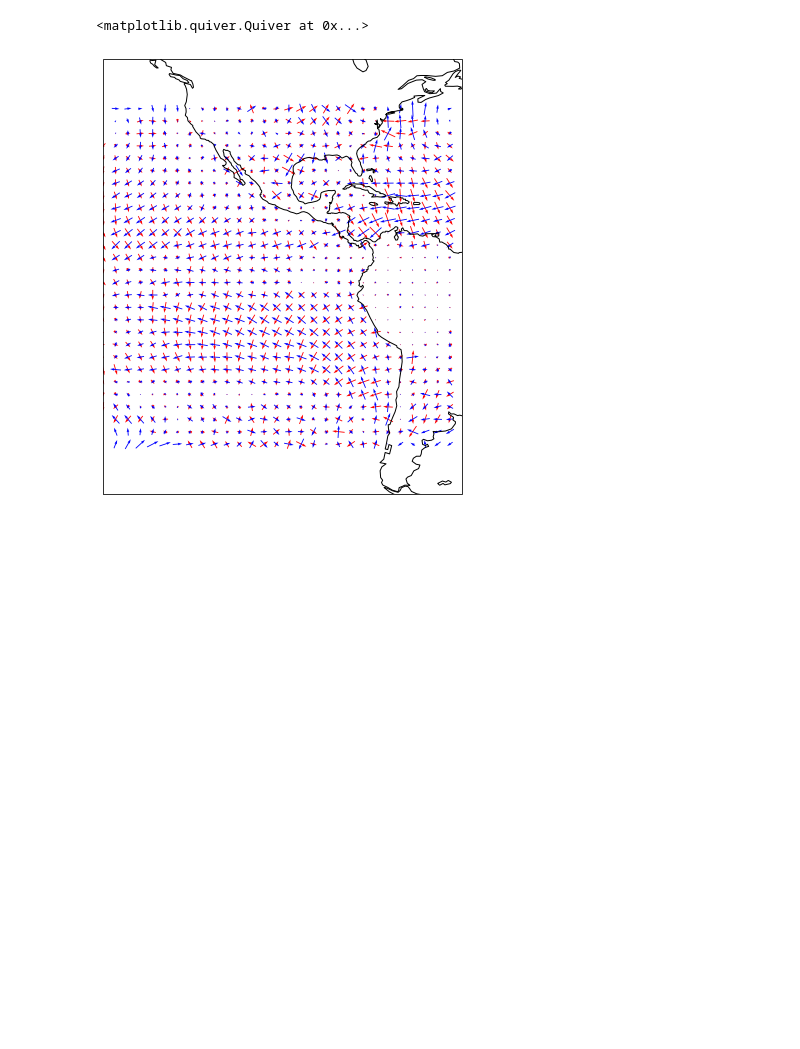
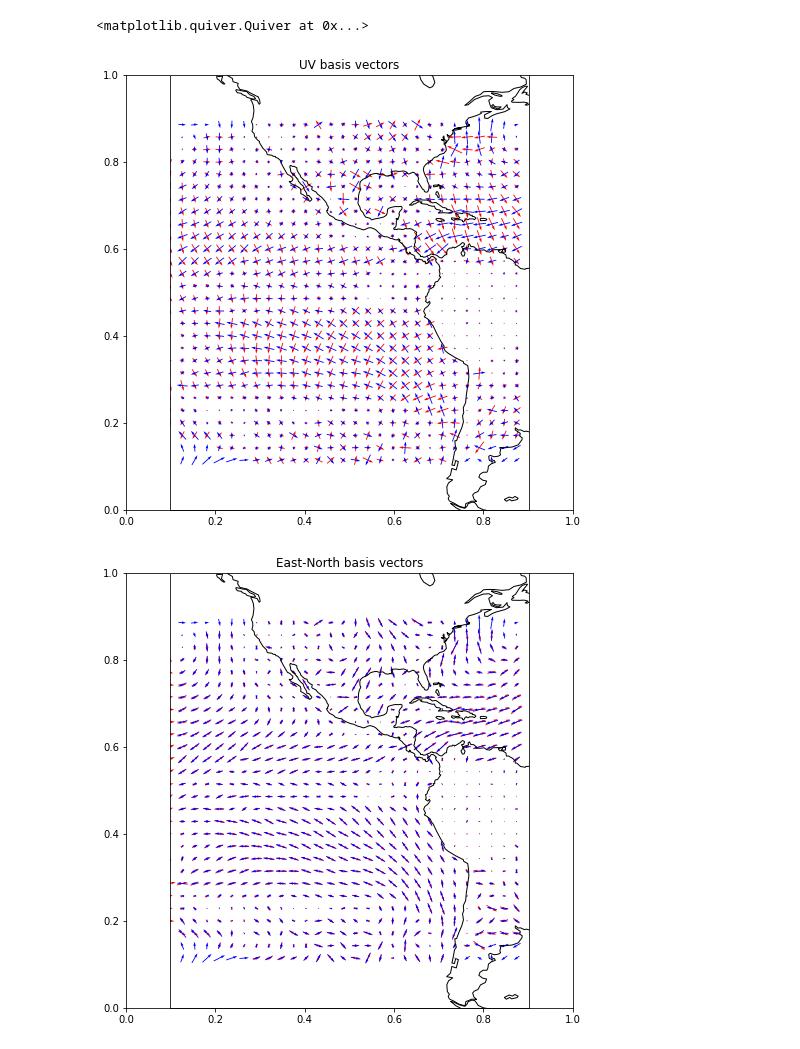
Before and after one commit to LiamBindle/fv3_mass_flux_tools, a Jupyter notebook: Demo.ipynb, the cells around one changed output. Cells and saved outputs as stored; diff of their text form; code cells hidden in the pictures; blank space fills up the shorter version.

Commit message:
Added change of basis functionality. Added cgrid decompression and verified that full cgrid fields are continuous.

```diff
--- a/Demo.ipynb
+++ b/Demo.ipynb
@@ -6,7 +6,11 @@ import cartopy.crs as ccrs
 import matplotlib.pyplot as plt
 import mf2w
 # %%
-tavg_1hr_ctm = xr.open_dataset("data/GEOS.fp.asm.tavg_1hr_ctm_c0720_v72.20210401_0030.V01.nc4")
+tavg_1hr_ctm = xr.open_mfdataset(["data/GEOS.fp.asm.tavg_1hr_ctm_c0720_v72.20210401_0030.V01.nc4",
+                                  "data/GEOS.fp.asm.tavg_1hr_ctm_c0720_v72.20210401_0130.V01.nc4",
+                                  "data/GEOS.fp.asm.tavg_1hr_ctm_c0720_v72.20210401_0230.V01.nc4"], data_vars=['MFXC', 'MFYC', 'DELP'], compat='override', coords=['time'])
+tavg_1hr_ctm = tavg_1hr_ctm.drop(['cubed_sphere', 'contacts', 'orientation', 'anchor', 'TAITIME', 'PS'])
+tavg_1hr_ctm = tavg_1hr_ctm.mean(dim=['time'])
 tavg3_3d_asm = xr.open_dataset("data/GEOS.fp.asm.tavg3_3d_asm_Nv.20210401_0130.V01.nc4")
 c720_grid = xr.open_mfdataset([f"data/c720.tile{n}.nc" for n in range(1,7)], concat_dim='nf', combine='nested')
 # %%
@@ -16,26 +20,58 @@ ua, va = mf2w.cgrid_to_agrid(uc, vc)
 # %%
 # derived winds (red)
 x0 = c720_grid.isel(nf=nf, yc=slice(1, None, 2), xc=slice(1, None, 2)).lons.squeeze().values
 x0[x0 > 180] -= 360
 y0 = c720_grid.isel(nf=nf, yc=slice(1, None, 2), xc=slice(1, None, 2)).lats.squeeze().values
-u0 = ua[0, -1, :, :]
-v0 = va[0, -1, :, :]
+u0 = ua[-1, :, :]
+v0 = va[-1, :, :]
+
+# todo: pad and do matrix multiplication
+G2 = mf2w.spherical_to_gmao(np.deg2rad(x0), np.deg2rad(y0), gmao_face=nf+1)
+G2 = np.linalg.inv(G)
+G3 = mf2w.uv_face_rotations(nf+1)
+G3 = np.broadcast_to(G, (*u0.shape, 2, 2))
+uv = np.concatenate((u0[..., np.newaxis], v0[..., np.newaxis]), axis=-1)
+uv = np.einsum('xyij,xyj->xyi', G2, uv)
+u2 = uv[..., 0]
+v2 = uv[..., 1]
+uv = np.concatenate((u0[..., np.newaxis], v0[..., np.newaxis]), axis=-1)
+uv = np.einsum('xyij,xyj->xyi', G3, uv)
+u3 = uv[..., 0]
+v3 = uv[..., 1]
 
 # diagnostic winds (blue)
 x_extent = (x0.min(), x0.max())
 y_extent = (y0.min(), y0.max())
 x1 = tavg3_3d_asm.lon.sel(lon=slice(*x_extent)).squeeze().values
 x1[x1 > 180] -= 360
 y1 = tavg3_3d_asm.lat.sel(lat=slice(*y_extent)).squeeze().values
 u1 = tavg3_3d_asm.U.isel(time=0,lev=-1).sel(lat=slice(*y_extent),lon=slice(*x_extent)).squeeze().values
 v1 = tavg3_3d_asm.V.isel(time=0,lev=-1).sel(lat=slice(*y_extent),lon=slice(*x_extent)).squeeze().values
 
 plt.figure(figsize=(8, 8))
+plt.title("UV basis vectors")
 ax = plt.axes(projection=ccrs.PlateCarree())
 ax.coastlines()
 ax.set_extent((*x_extent, *y_extent))
 plt.quiver(x0, y0, u0, v0, transform=ccrs.PlateCarree(), regrid_shape=30, scale=300, pivot='mid', color='red')
 plt.quiver(x1, y1, u1, v1, transform=ccrs.PlateCarree(), regrid_shape=30, scale=300, pivot='mid', color='blue')
+
+plt.figure(figsize=(8, 8))
+plt.title("East-North basis vectors")
+ax = plt.axes(projection=ccrs.PlateCarree())
+ax.coastlines()
+ax.set_extent((*x_extent, *y_extent))
+plt.quiver(x0, y0, u2, v2, transform=ccrs.PlateCarree(), regrid_shape=30, scale=300, pivot='mid', color='red')
+plt.quiver(x1, y1, u1, v1, transform=ccrs.PlateCarree(), regrid_shape=30, scale=300, pivot='mid', color='blue')
+
+plt.figure(figsize=(8, 8))
+plt.title("Rot(UV) basis vectors")
+ax = plt.axes(projection=ccrs.PlateCarree())
+ax.coastlines()
+ax.set_extent((*x_extent, *y_extent))
+plt.quiver(x0, y0, u3, v3, transform=ccrs.PlateCarree(), regrid_shape=30, scale=300, pivot='mid', color='red')
+plt.quiver(x1, y1, u1, v1, transform=ccrs.PlateCarree(), regrid_shape=30, scale=300, pivot='mid', color='blue')
 # %% [output]
 <matplotlib.quiver.Quiver at 0x...>
-[figure, old version]
+[figure, new version]
+[figure, added]
```
Also changed, not shown: parts of 3 cells of this notebook, 4 other files.
